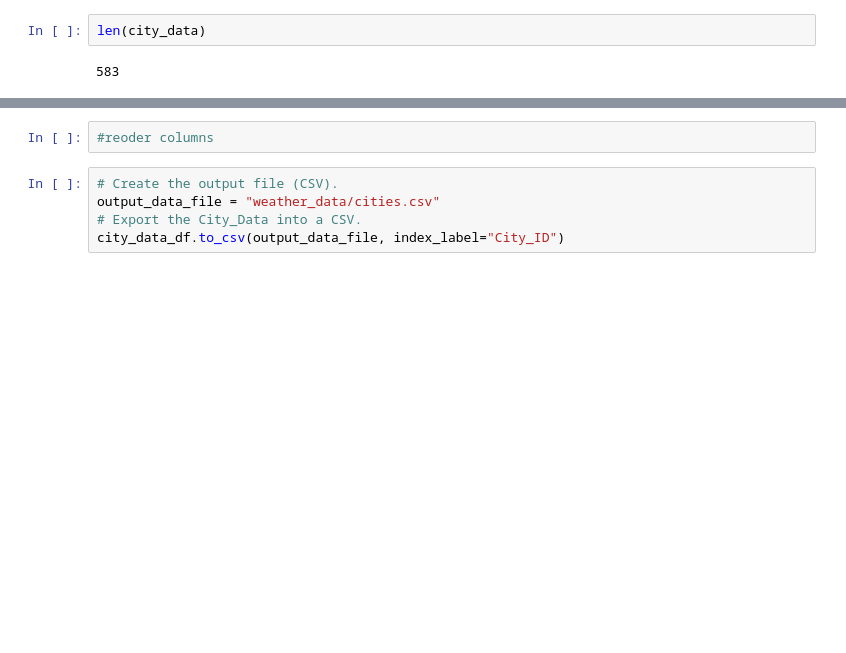
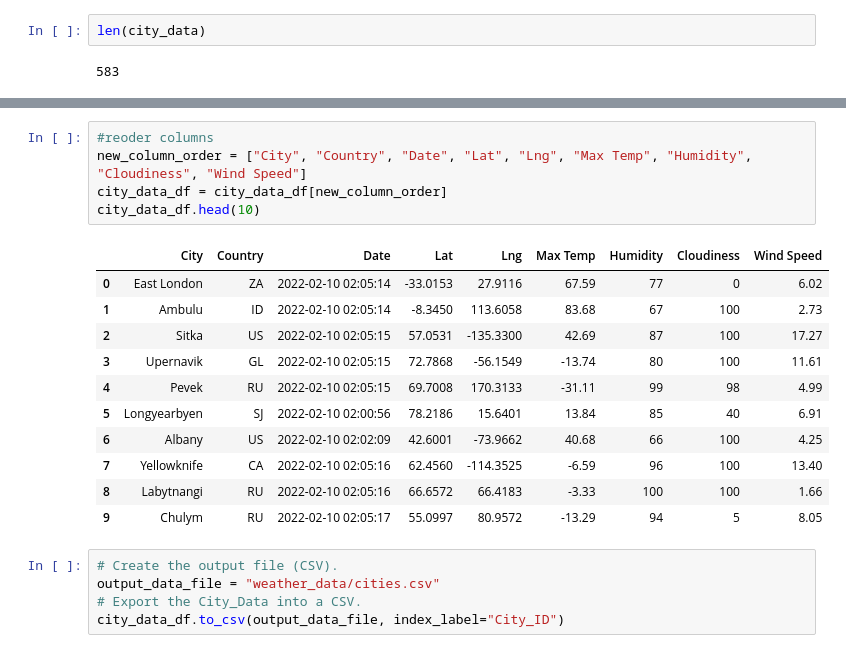
Before and after one commit to SLODIEN88/World_Weather_Analysis, a Jupyter notebook: WeatherPy.ipynb, the cells around one changed output, grey strips where cells are left out. Drawn from its saved outputs; the diff is of its cells as text; blank space fills up the shorter version.

```diff
--- a/WeatherPy.ipynb
+++ b/WeatherPy.ipynb
@@ -133,5 +145,20 @@ city_data_df.head(10)
-# %%
-#reoder columns
+# %%
+#reoder columns
+new_column_order = ["City", "Country", "Date", "Lat", "Lng", "Max Temp", "Humidity", "Cloudiness", "Wind Speed"]
+city_data_df = city_data_df[new_column_order]
+city_data_df.head(10)
+# %% [output]
+|  | City | Country | Date | Lat | Lng | Max Temp | Humidity | Cloudiness | Wind Speed |
+| 0 | East London | ZA | 2022-02-10 02:05:14 | -33.0153 | 27.9116 | 67.59 | 77 | 0 | 6.02 |
+| 1 | Ambulu | ID | 2022-02-10 02:05:14 | -8.3450 | 113.6058 | 83.68 | 67 | 100 | 2.73 |
+| 2 | Sitka | US | 2022-02-10 02:05:15 | 57.0531 | -135.3300 | 42.69 | 87 | 100 | 17.27 |
+| 3 | Upernavik | GL | 2022-02-10 02:05:15 | 72.7868 | -56.1549 | -13.74 | 80 | 100 | 11.61 |
+| 4 | Pevek | RU | 2022-02-10 02:05:15 | 69.7008 | 170.3133 | -31.11 | 99 | 98 | 4.99 |
+| 5 | Longyearbyen | SJ | 2022-02-10 02:00:56 | 78.2186 | 15.6401 | 13.84 | 85 | 40 | 6.91 |
+| 6 | Albany | US | 2022-02-10 02:02:09 | 42.6001 | -73.9662 | 40.68 | 66 | 100 | 4.25 |
+| 7 | Yellowknife | CA | 2022-02-10 02:05:16 | 62.4560 | -114.3525 | -6.59 | 96 | 100 | 13.40 |
+| 8 | Labytnangi | RU | 2022-02-10 02:05:16 | 66.6572 | 66.4183 | -3.33 | 100 | 100 | 1.66 |
+| 9 | Chulym | RU | 2022-02-10 02:05:17 | 55.0997 | 80.9572 | -13.29 | 94 | 5 | 8.05 |
 # %%
 # Create the output file (CSV).
 output_data_file = "weather_data/cities.csv"
```
Also changed, not shown: parts of 6 cells of this notebook.
